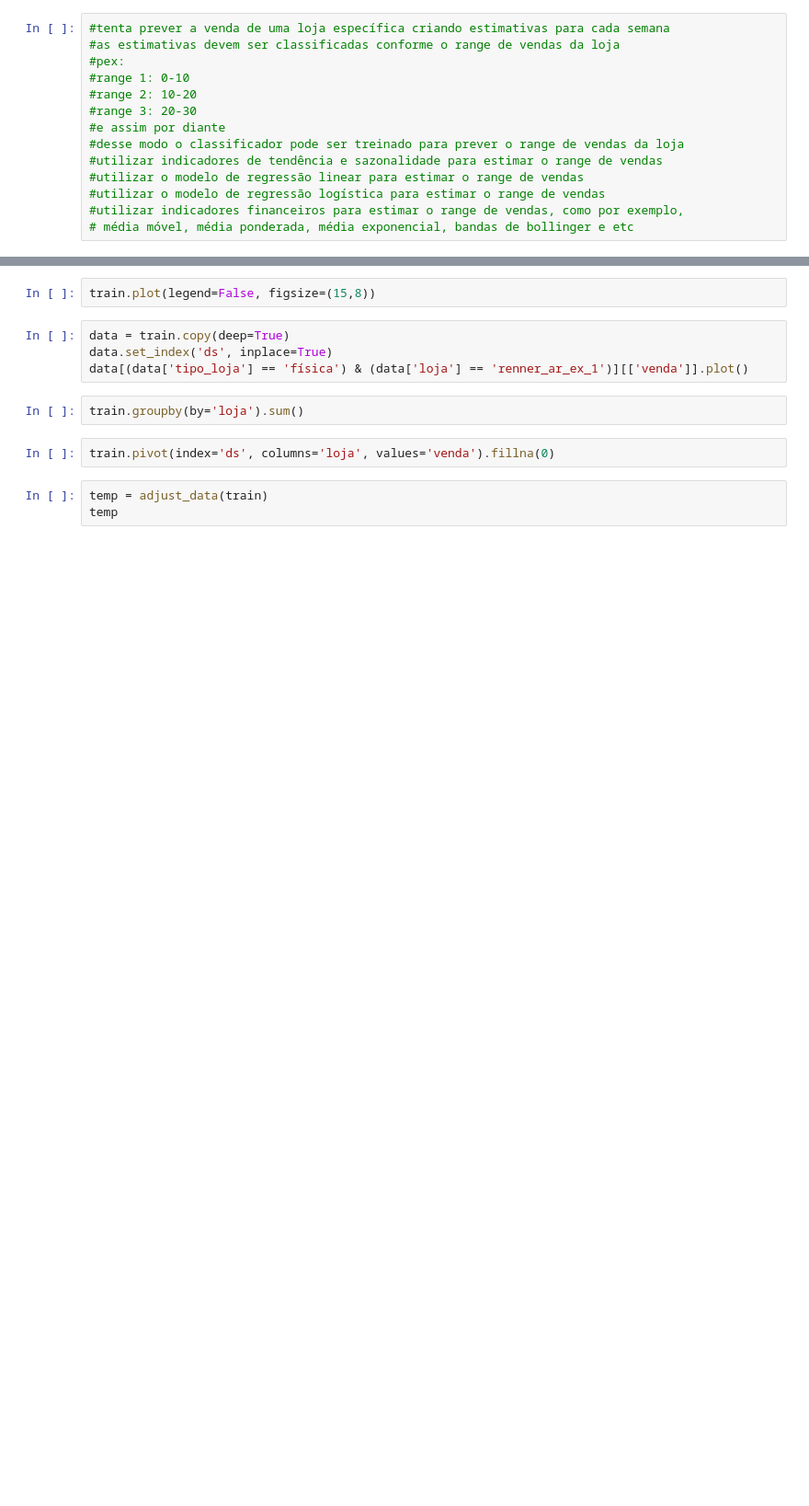
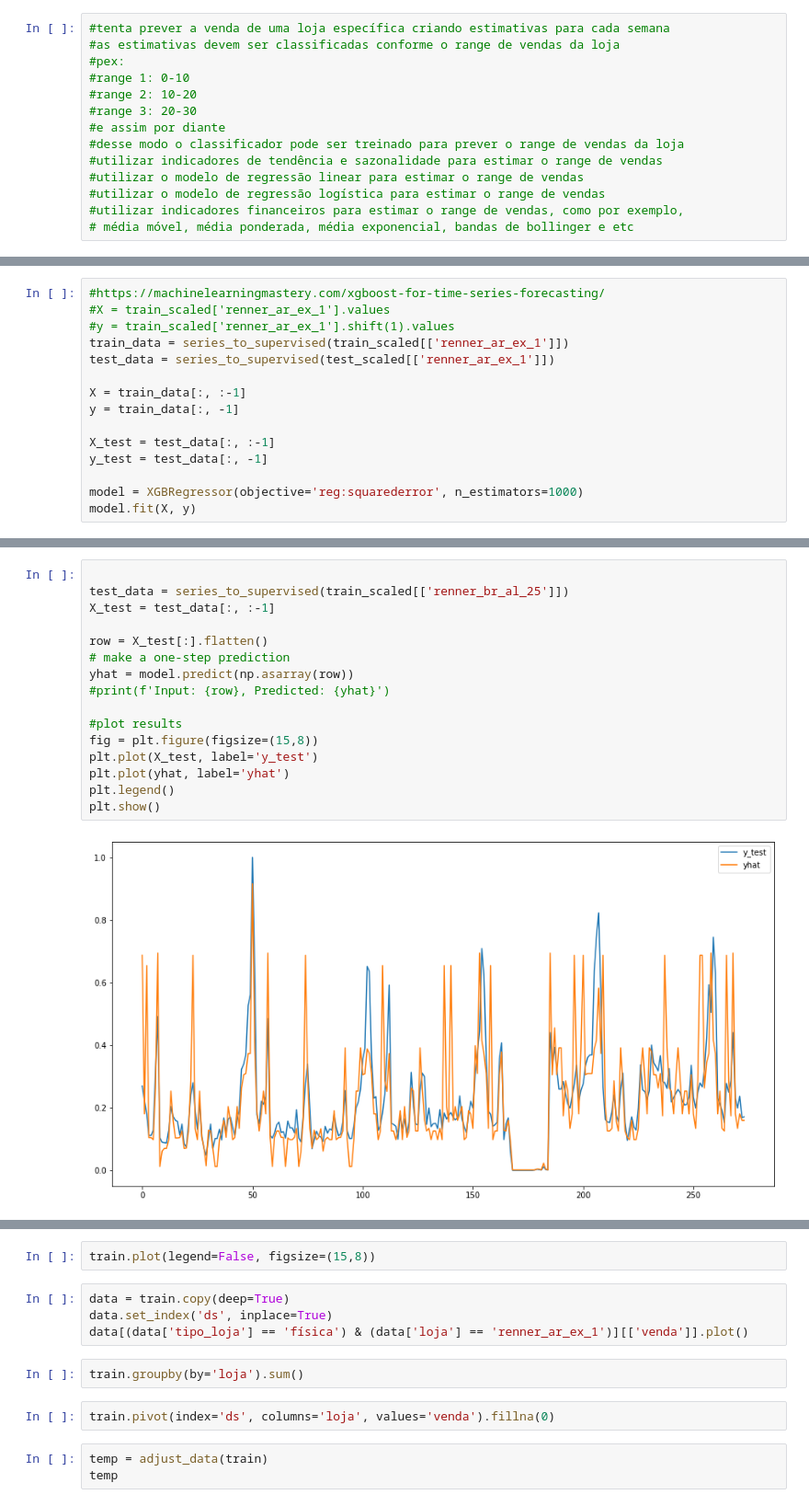
Before and after one commit to cristianomm/PUCRS, a Jupyter notebook: 98H05-04 - Aprendizado Supervisionado/TF/explore.ipynb, the cells around one changed output, grey strips where cells are left out. Shown at 92% size. Drawn from its saved outputs; the diff is of its cells as text; blank space fills up the shorter version.

```diff
--- a/98H05-04 - Aprendizado Supervisionado/TF/explore.ipynb
+++ b/98H05-04 - Aprendizado Supervisionado/TF/explore.ipynb
@@ -129,0 +138,15 @@ y = train_scaled
+# %%
+#https://machinelearningmastery.com/xgboost-for-time-series-forecasting/
+#X = train_scaled['renner_ar_ex_1'].values
+#y = train_scaled['renner_ar_ex_1'].shift(1).values
+train_data = series_to_supervised(train_scaled[['renner_ar_ex_1']])
+test_data = series_to_supervised(test_scaled[['renner_ar_ex_1']])
+
+X = train_data[:, :-1]
+y = train_data[:, -1]
+
+X_test = test_data[:, :-1]
+y_test = test_data[:, -1]
+
+model = XGBRegressor(objective='reg:squarederror', n_estimators=1000)
+model.fit(X, y)
@@ -129,0 +163,18 @@ y = train_scaled
+# %%
+
+test_data = series_to_supervised(train_scaled[['renner_br_al_25']])
+X_test = test_data[:, :-1]
+
+row = X_test[:].flatten()
+# make a one-step prediction
+yhat = model.predict(np.asarray(row))
+#print(f'Input: {row}, Predicted: {yhat}')
+
+#plot results
+fig = plt.figure(figsize=(15,8))
+plt.plot(X_test, label='y_test')
+plt.plot(yhat, label='yhat')
+plt.legend()
+plt.show()
+# %% [output]
+[figure, added]
```
Also changed, not shown: parts of 7 cells of this notebook.
